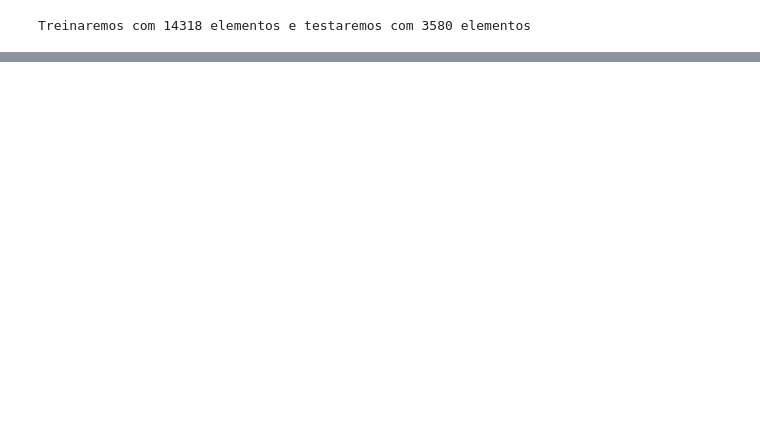
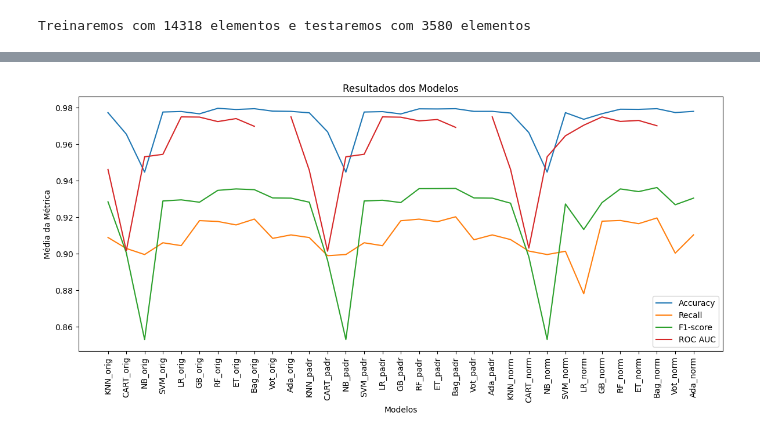
Before and after one commit to CarolineMNves/MVP_PUC_Machine_Learning_e_Deep-Learning, a Jupyter notebook: Projeto_de_Machine_Learning_HTRU2.ipynb, the cells around one changed output, grey strips where cells are left out. Cells and saved outputs as stored; diff of their text form; code cells hidden in the pictures; blank space fills up the shorter version.

```diff
--- a/Projeto_de_Machine_Learning_HTRU2.ipynb
+++ b/Projeto_de_Machine_Learning_HTRU2.ipynb
@@ -238,0 +555,28 @@ fig.show()
+# %%
+# Preparação dos dados para o gráfico de linhas
+x = np.arange(len(names))  # Eixo x para os modelos
+y_acc = [result.mean() for result in results[::4]]  # Média da acurácia para cada modelo
+y_rec = [result.mean() for result in results[1::4]]  # Média do recall para cada modelo
+y_f1 = [result.mean() for result in results[2::4]]  # Média do F1-score para cada modelo
+y_roc_auc = [result.mean() for result in results[3::4]]  # Média do ROC AUC para cada modelo
+
+# Criação do gráfico de linhas
+plt.figure(figsize=(12, 6))
+plt.plot(x, y_acc, label='Accuracy')
+plt.plot(x, y_rec, label='Recall')
+plt.plot(x, y_f1, label='F1-score')
+plt.plot(x, y_roc_auc, label='ROC AUC')
+
+# Configuração dos eixos e rótulos dos modelos
+plt.xticks(x, names, rotation=90)
+plt.xlabel('Modelos')
+plt.ylabel('Média da Métrica')
+plt.title('Resultados dos Modelos')
+
+# Adição da legenda
+plt.legend()
+
+plt.tight_layout()
+plt.show()
+# %% [output]
+[figure, added]
```
Also changed, not shown: parts of 52 cells of this notebook.
